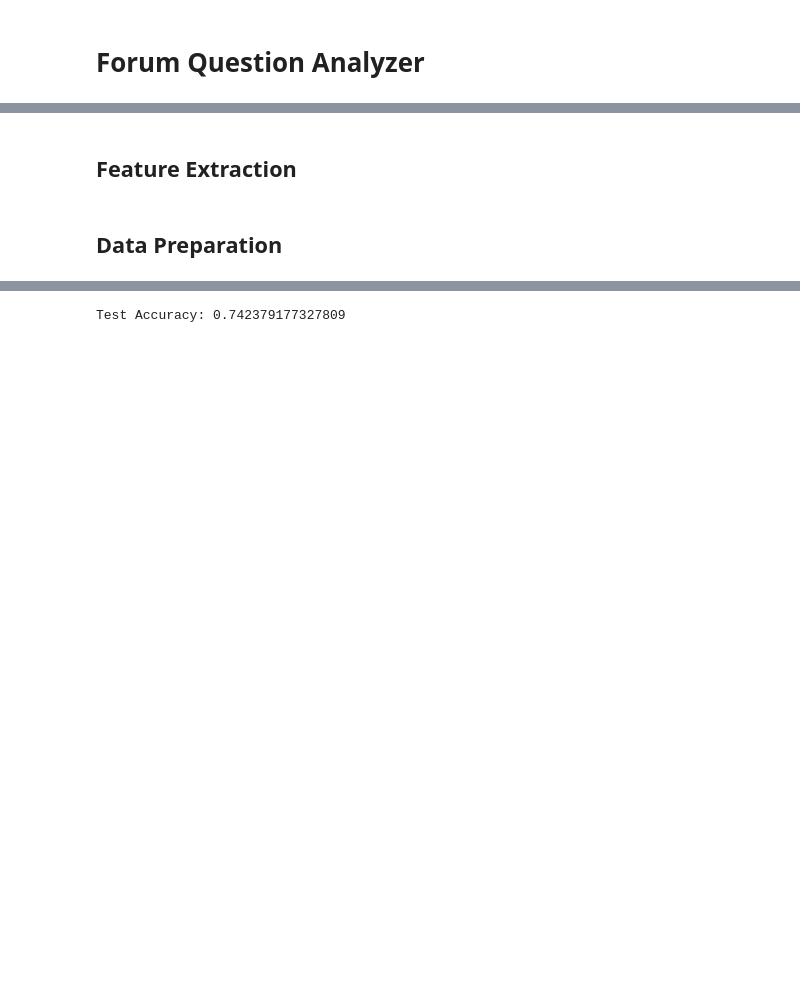
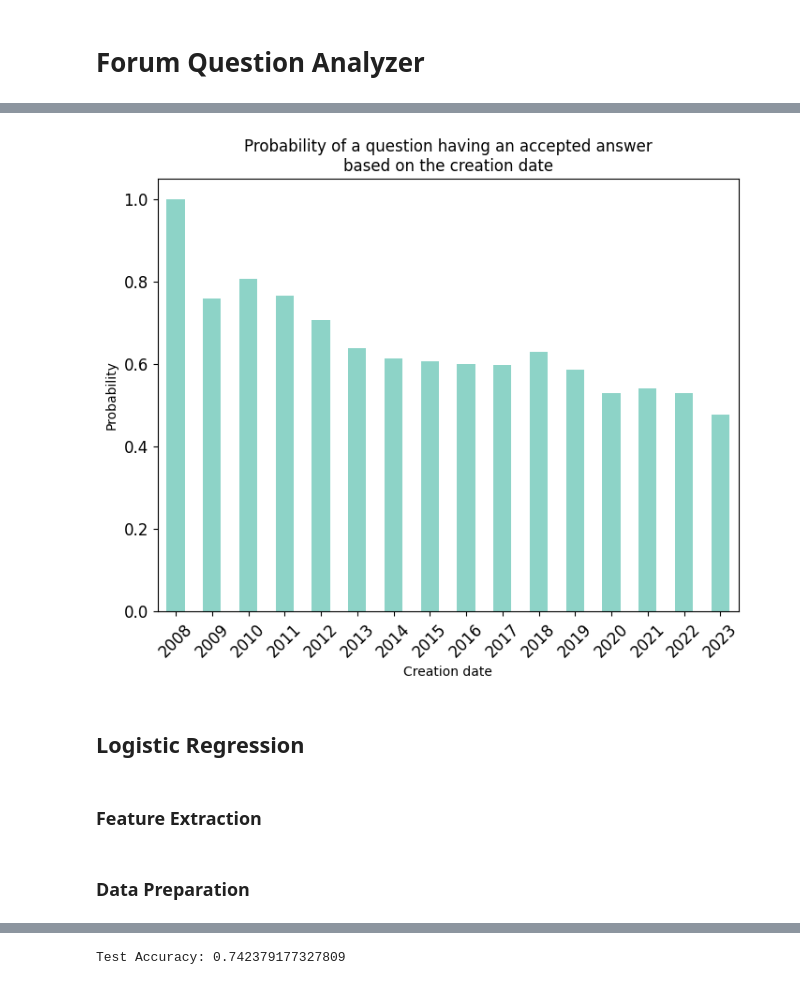
Before and after one commit to KMChris/bigdata, a Jupyter notebook: analysis.ipynb, the cells around one changed output, grey strips where cells are left out. Drawn from its saved outputs; the diff is of its cells as text; code cells hidden in the pictures; blank space fills up the shorter version.

```diff
--- a/analysis.ipynb
+++ b/analysis.ipynb
@@ -39,0 +91,14 @@ Number of accepted answers:  153808
+# %%
+# Histogram of acceptance rate based on question creation date
+questions = questions.withColumn("creation_date", expr("date_format(_CreationDate, 'yyyy')"))
+ax = questions.groupBy("creation_date").agg({"accepted": "avg"}).orderBy("creation_date").toPandas() \
+         .plot.bar(x="creation_date", y="avg(accepted)",
+                   title="Probability of a question having an accepted answer\n"
+                         "based on the creation date",
+                   figsize=(8, 6), rot=45, legend=False, fontsize=12, colormap='Set3',
+                   xlabel="Creation date", ylabel="Probability")
+plt.show()
+# %% [output]
+[figure, added]
+# %% [markdown]
+## Logistic Regression
@@ -40,3 +111,3 @@ Number of accepted answers:  153808
 # %% [markdown]
-## Feature Extraction
+### Feature Extraction
 # %%
@@ -44,5 +114,5 @@ from pyspark.ml.feature import VectorAssembler
 features = ['_Score', '_ViewCount', '_AnswerCount', '_CommentCount']
 assembler = VectorAssembler(inputCols=features, outputCol="features")
 # %% [markdown]
-## Data Preparation
+### Data Preparation
 # %%
```
Also changed, not shown: parts of 17 cells of this notebook, 1 other file.
